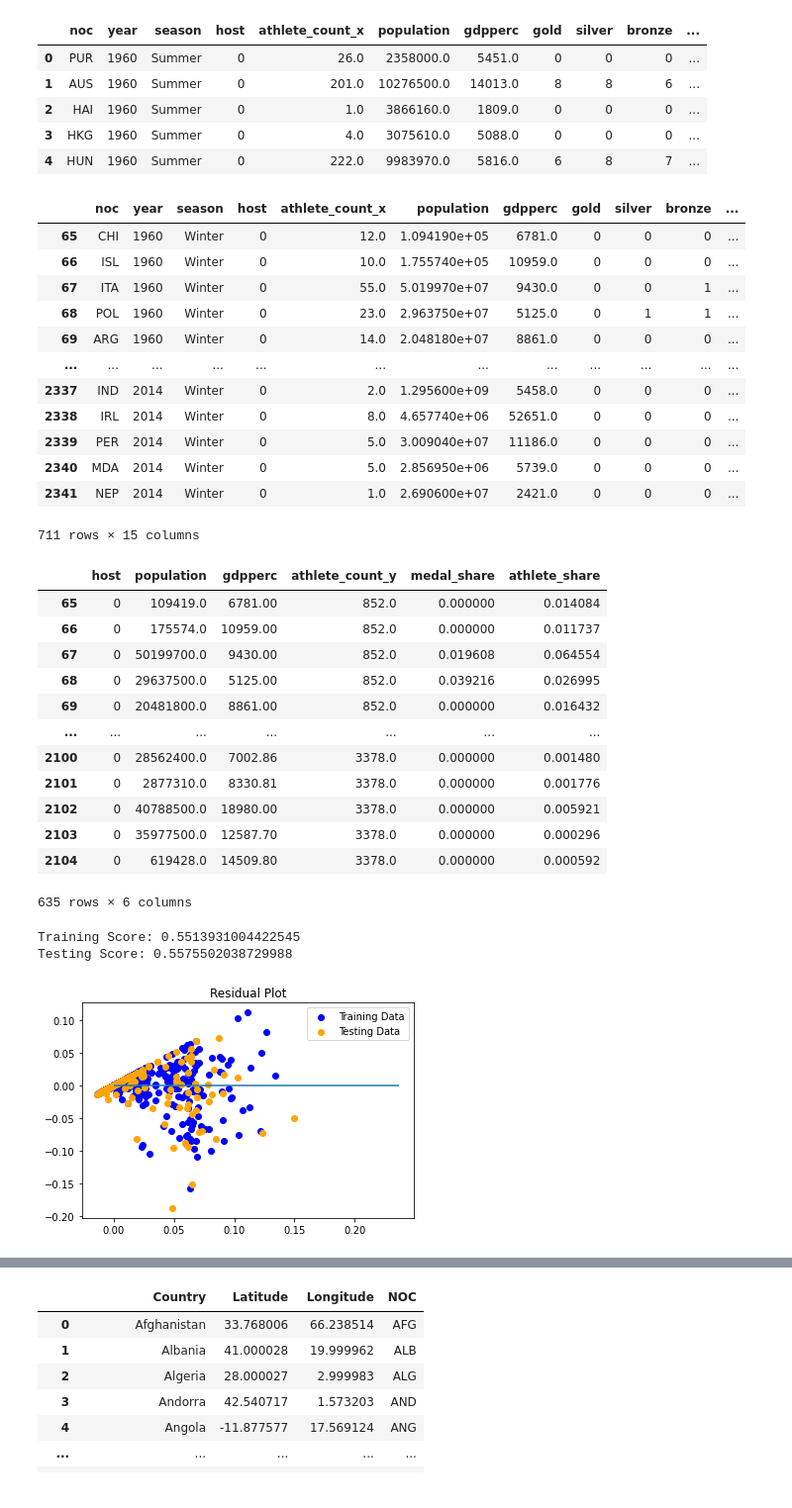
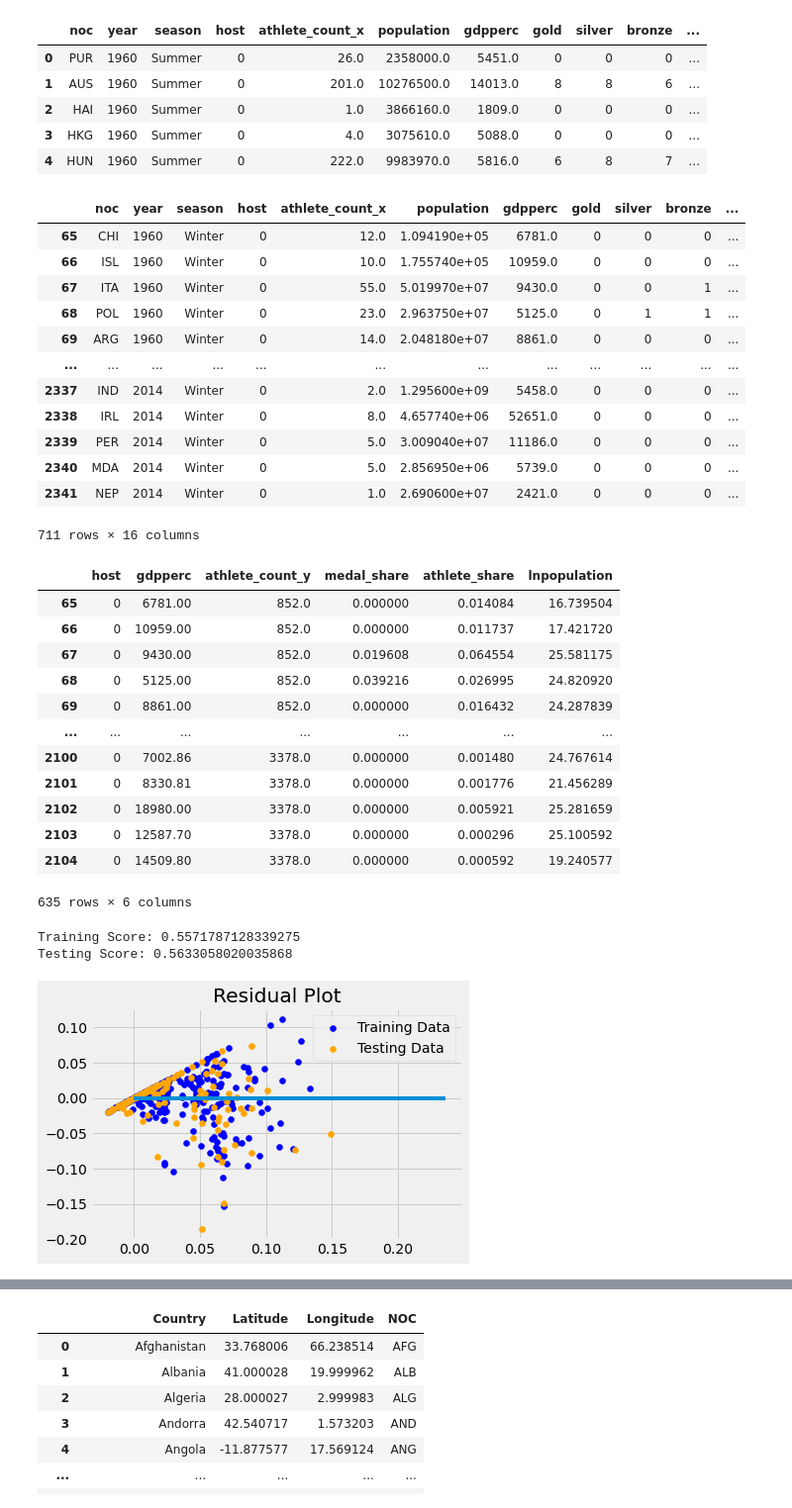
Before and after one commit to olympics2022/olympic_medal_analysis, a Jupyter notebook: Analysis/winter_ML_analysis.ipynb, the cells around one changed output, grey strips where cells are left out. Shown at 99% size. Saved outputs shown, nothing was run; the diff lists cells and outputs as text; code cells hidden in the pictures.

Commit message:
Finalize charts

```diff
--- a/Analysis/winter_ML_analysis.ipynb
+++ b/Analysis/winter_ML_analysis.ipynb
@@ -18,7 +19,7 @@ engine = create_engine(db_string)
 # %%
 # Read in Dataframe
 olympic_df = pd.read_sql_query('select * from x_medal_share',con=engine)
-
+olympic_df['lnpopulation'] = np.log2(olympic_df['population'])
 olympic_df.head()
 # %% [output]
 |  | noc | year | season | host | athlete_count_x | population | gdpperc | gold | silver | bronze | ... |
@@ -44,31 +45,31 @@ winter_olympic_df
 | 2339 | PER | 2014 | Winter | 0 | 5.0 | 3.009040e+07 | 11186.0 | 0 | 0 | 0 | ... |
 | 2340 | MDA | 2014 | Winter | 0 | 5.0 | 2.856950e+06 | 5739.0 | 0 | 0 | 0 | ... |
 | 2341 | NEP | 2014 | Winter | 0 | 1.0 | 2.690600e+07 | 2421.0 | 0 | 0 | 0 | ... |
-711 rows × 15 columns
+711 rows × 16 columns
 # %%
 # Removing 2016
 winter_olympics_test_df = winter_olympic_df[winter_olympic_df['year'] != 2014]
 # %%
 # Winter olympics machine learning dataframe
-winter_olympics_test_df = winter_olympics_test_df.drop(['noc', 'year', 'season', 'athlete_count_x', 'gold', 'silver', 'bronze', 'country_medal_total', 'olympic_total'], axis=1)
+winter_olympics_test_df = winter_olympics_test_df.drop(['noc', 'year', 'season', 'athlete_count_x', 'gold', 'silver', 'bronze', 'country_medal_total', 'olympic_total', 'population'], axis=1)
 winter_olympics_test_df
 # %% [output]
-|  | host | population | gdpperc | athlete_count_y | medal_share | athlete_share |
-| 65 | 0 | 109419.0 | 6781.00 | 852.0 | 0.000000 | 0.014084 |
-| 66 | 0 | 175574.0 | 10959.00 | 852.0 | 0.000000 | 0.011737 |
-| 67 | 0 | 50199700.0 | 9430.00 | 852.0 | 0.019608 | 0.064554 |
-| 68 | 0 | 29637500.0 | 5125.00 | 852.0 | 0.039216 | 0.026995 |
-| 69 | 0 | 20481800.0 | 8861.00 | 852.0 | 0.000000 | 0.016432 |
+|  | host | gdpperc | athlete_count_y | medal_share | athlete_share | lnpopulation |
+| 65 | 0 | 6781.00 | 852.0 | 0.000000 | 0.014084 | 16.739504 |
+| 66 | 0 | 10959.00 | 852.0 | 0.000000 | 0.011737 | 17.421720 |
+| 67 | 0 | 9430.00 | 852.0 | 0.019608 | 0.064554 | 25.581175 |
+| 68 | 0 | 5125.00 | 852.0 | 0.039216 | 0.026995 | 24.820920 |
+| 69 | 0 | 8861.00 | 852.0 | 0.000000 | 0.016432 | 24.287839 |
 | ... | ... | ... | ... | ... | ... | ... |
-| 2100 | 0 | 28562400.0 | 7002.86 | 3378.0 | 0.000000 | 0.001480 |
-| 2101 | 0 | 2877310.0 | 8330.81 | 3378.0 | 0.000000 | 0.001776 |
-| 2102 | 0 | 40788500.0 | 18980.00 | 3378.0 | 0.000000 | 0.005921 |
-| 2103 | 0 | 35977500.0 | 12587.70 | 3378.0 | 0.000000 | 0.000296 |
-| 2104 | 0 | 619428.0 | 14509.80 | 3378.0 | 0.000000 | 0.000592 |
+| 2100 | 0 | 7002.86 | 3378.0 | 0.000000 | 0.001480 | 24.767614 |
+| 2101 | 0 | 8330.81 | 3378.0 | 0.000000 | 0.001776 | 21.456289 |
+| 2102 | 0 | 18980.00 | 3378.0 | 0.000000 | 0.005921 | 25.281659 |
+| 2103 | 0 | 12587.70 | 3378.0 | 0.000000 | 0.000296 | 25.100592 |
+| 2104 | 0 | 14509.80 | 3378.0 | 0.000000 | 0.000592 | 19.240577 |
 635 rows × 6 columns
 # %%
 # independent and dependent variables
-X = winter_olympics_test_df[['population', 'gdpperc', 'host', 'athlete_share']]
+X = winter_olympics_test_df[['lnpopulation', 'gdpperc', 'host', 'athlete_share']]
 y = winter_olympics_test_df[['medal_share']]
 # %%
 # Create and fit the model
@@ -80,19 +81,19 @@ testing_score = model.score(X_test, y_test)
 print(f"Training Score: {training_score}")
 print(f"Testing Score: {testing_score}")
 # %% [output]
-Training Score: 0.5513931004422545
-Testing Score: 0.5575502038729988
+Training Score: 0.5571787128339275
+Testing Score: 0.5633058020035868
 # %%
 # Plot the residuals for the training and testing data.
-
+plt.style.use('fivethirtyeight')
 plt.scatter(model.predict(X_train), model.predict(X_train) - y_train, c="blue", label="Training Data")
 plt.scatter(model.predict(X_test), model.predict(X_test) - y_test, c="orange", label="Testing Data")
 plt.legend()
 plt.hlines(y=0, xmin=y.min(), xmax=y.max())
 plt.title("Residual Plot")
 plt.show()
 # %% [output]
-[figure, old version]
+[figure, new version]
 # %%
 # 2014 predicted dataset
 winter_olympic_predicted_df = winter_olympic_df[winter_olympic_df['year'] == 2014]
```
Also changed, not shown: parts of 16 cells of this notebook, 6 other files.
